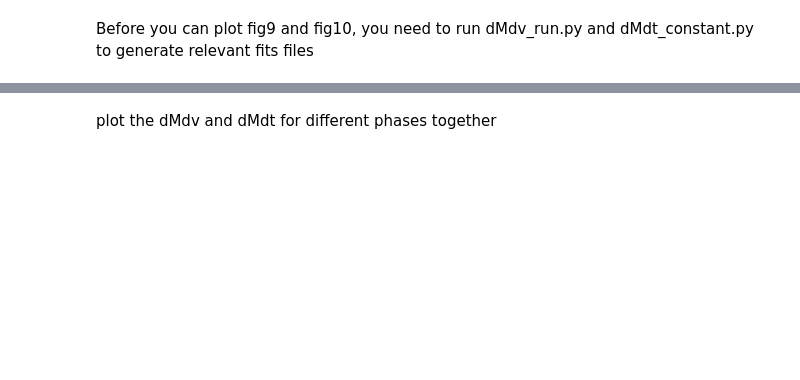
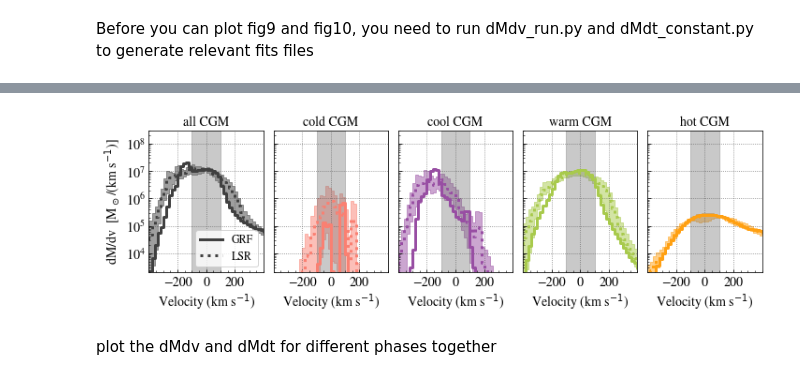
Before and after one commit to foggie-sims/foggie, a Jupyter notebook: foggie/mocky_way/fig9_fig10_dMdv_dMdt.ipynb, the cells around one changed output, grey strips where cells are left out. Drawn from its saved outputs; the diff is of its cells as text; code cells hidden in the pictures; blank space fills up the shorter version.

```diff
--- a/foggie/mocky_way/fig9_fig10_dMdv_dMdt.ipynb
+++ b/foggie/mocky_way/fig9_fig10_dMdv_dMdt.ipynb
@@ -9,16 +9,19 @@ import matplotlib.pyplot as plt
 import matplotlib as mpl
 mpl.rcParams['font.family'] = 'stixgeneral'
 
-fs=14
-
+sim_name = 'nref11n_nref10f'
+dd_name = 'DD2175'
+file_root = '%s_%s'%(sim_name, dd_name)
+obj_tag = 'cgm-rvir'
+b_lim = 20
 
 from foggie.utils import consistency
 cmap = consistency.temperature_discrete_cmap
-c_all = plt.cm.Greys(0.7)
-c_cold = cmap(0.05)
-c_cool = cmap(0.25)
-c_warm = cmap(0.6)
-c_hot = cmap(0.9)
+phase_colors = {'all': plt.cm.Greys(0.8),
+                'cold': cmap(0.05),
+                'cool': cmap(0.25),
+                'warm': cmap(0.6),
+                'hot': cmap(0.9)}
 
 gc_ls = '-'
 gc_lw = 3
@@ -34,3 +37,5 @@ ymax1 = 3e8 #3e7, 1e7 # 3e8
 
 ymin2 = 0.001
 ymax2 = 4 # 0.6, 0.4, 4
+
+fs=14
@@ -220,2 +86,66 @@ NameError: name 'dM_all_sun' is not defined
+# %%
+fig = plt.figure(figsize=(10, 3.))
+width = 0.17
+gap = 0.015
+
+data_dir = 'figs/dM_dv/fits'
+for i, phase in enumerate(['all', 'cold', 'cool', 'warm', 'hot']):
+    ##### get data for galactic center ####
+    file_gc = '%s/nref11n_nref10f_DD2175_dMdv_%s_halo_center_b%d.fits'%(data_dir, obj_tag, b_lim)
+    vel, dMdv_gc = read_dMdv_file(file_gc, phase=phase, b_tag=b_tag)
+
+    ##### get data from off centers ######
+    dMdv_sun = []
+    shifts = ['0', '45', '90', '135', '180', '225', '270', '315']
+    for ideg in shifts:
+        if ideg == '0':
+            file_sun = '%s/%s_dMdv_%s_offcenter_location_b%d.fits'%(data_dir, file_root, obj_tag, b_lim)
+            vel, dMdv_sun_0 = read_dMdv_file(file_sun, phase=phase, b_tag=b_tag)
+            dMdv_sun.append(dMdv_sun_0)
+        else:
+            file_sun = '%s/%s_dMdv_%s_offcenter_location_b%d_%s.fits'%(data_dir, file_root, obj_tag, b_lim, ideg)
+            dMdv_sun.append(read_dMdv_file(file_sun, phase=phase, b_tag=b_tag)[1])
+    dMdv_sun = np.asarray(dMdv_sun)
+    dMdv_sun_mean = np.mean(dMdv_sun, axis=0)
+    dMdv_sun_min = np.min(dMdv_sun, axis=0)
+    dMdv_sun_max = np.max(dMdv_sun, axis=0)
+
+    ###################################################################
+    color = phase_colors[phase]
+    ax1 = fig.add_axes([0.07+i*(width+gap), 0.2, width, 0.7])
+    ax1.step(vel, dMdv_gc, color=color, linestyle=gc_ls, linewidth=gc_lw, label='GRF')
+    ax1.step(vel, dMdv_sun_mean, color=color, linestyle=sun_ls, linewidth=sun_lw, label='LSR')
+    ax1.fill_between(vel, dMdv_sun_min, dMdv_sun_max, step="pre", alpha=0.5, color=color)
+
+    ax1.set_yscale('log')
+    ax1.set_xlim(vmin, vmax)
+    ax1.set_ylim(ymin1, ymax1)
+    ax1.minorticks_on()
+    if i == 0:
+        ax1.legend(fontsize=fs-2, loc='lower right')
+    ax1.fill_between([-100, 100], ymin1, ymax1, color=plt.cm.Greys(0.6), alpha=0.4)
+    ax1.set_title(r'%s CGM'%(phase), fontsize=fs)
+
+    ax1.minorticks_on()
+    ax1.set_xlim(vmin, vmax)
+    ax1.grid(linestyle=':', alpha=0.7, color=plt.cm.Greys(0.8))
+    ax1.set_xticks([-200, 0, 200])
+    for tick in ax1.xaxis.get_major_ticks():
+        tick.label.set_fontsize(fs)
+    for tick in ax1.yaxis.get_major_ticks():
+        tick.label.set_fontsize(fs)
+    ax1.set_xlabel(r'Velocity (km s$^{-1}$)', fontsize=fs)
+
+    ax1.tick_params(direction='in', which='both')
+
+    # only need this for the first column
+    if phase == 'all':
+        ax1.set_ylabel(r'dM/dv  [M$_\odot$/(km s$^{-1}$)]', fontsize=fs)
+    else:
+        ax1.set_yticklabels([])
+
+fig.savefig('figs/dM_dv/nref11n_nref10f_DD2175_dMdv_%s_allphases_%s.pdf'%(obj_tag, b_tag))
+# %% [output]
+[figure, added]
 # %% [markdown]
 plot the dMdv and dMdt for different phases together
```
Also changed, not shown: parts of 41 cells of this notebook, 2 other files.
